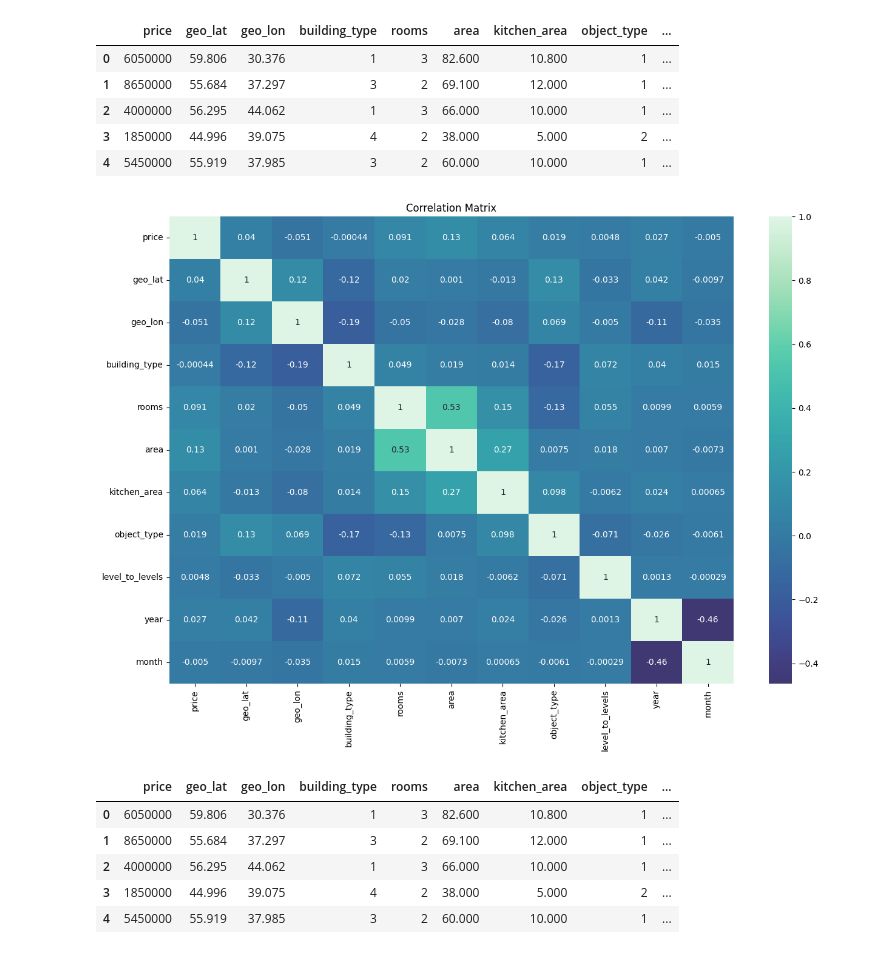
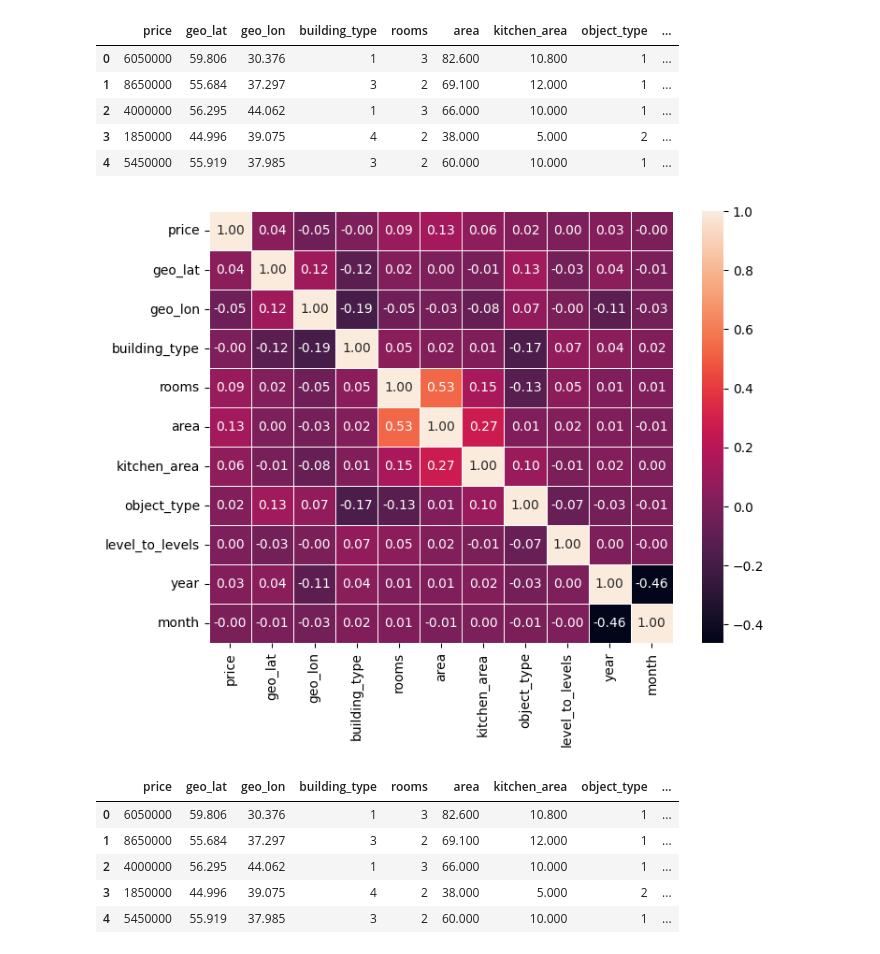
Before and after one commit to Evans-Sense/pet, a Jupyter notebook: HousePrices.ipynb, the cells around one changed output. Cells and saved outputs as stored; diff of their text form; code cells hidden in the pictures.

```diff
--- a/HousePrices.ipynb
+++ b/HousePrices.ipynb
@@ -230,10 +242,9 @@ import seaborn as sns
 # %%
-plt.figure(figsize=(15, 10))
-sns.heatmap(db.corr(numeric_only=True), center=0, cmap='mako', annot=True)
-plt.title('Correlation Matrix')
+plt.figure(figsize=(8, 6))
+sns.heatmap(db.corr(numeric_only=True), annot=True, cbar=True, linewidths=.5, fmt= '.2f')
 plt.show()
 # %% [output]
-[figure, old version]
+[figure, new version]
 # %%
 from sklearn.preprocessing import LabelEncoder
 encoder = LabelEncoder()
```
Also changed, not shown: parts of 15 cells of this notebook.
